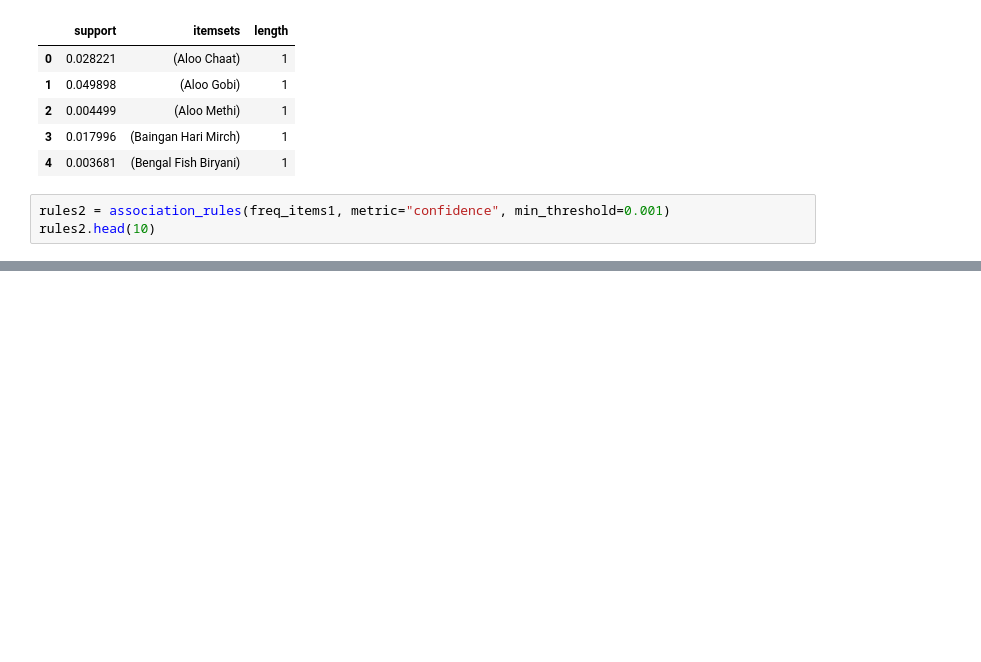
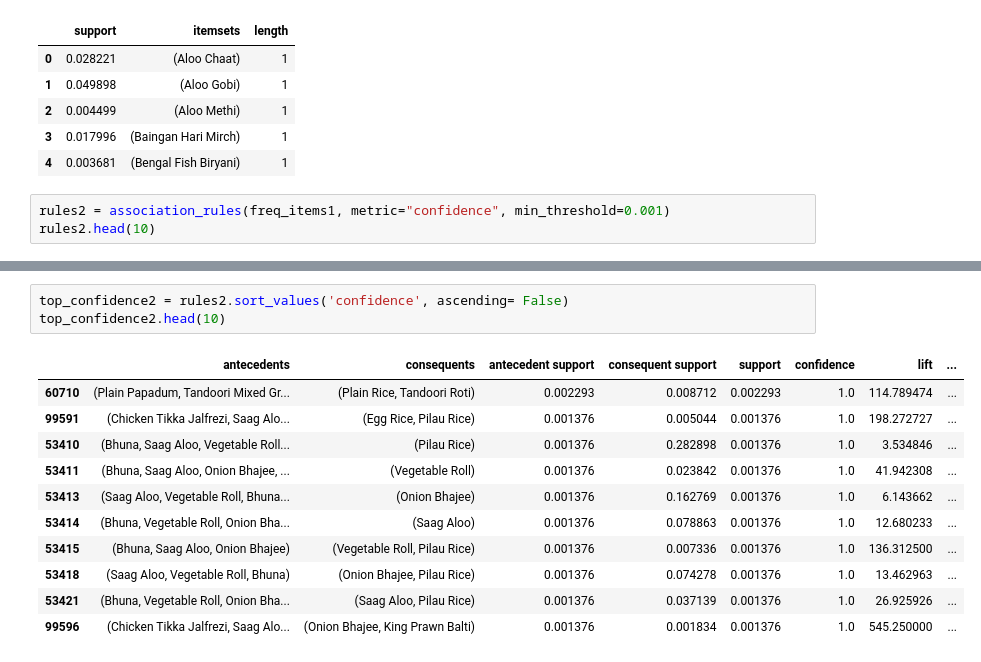
Before and after one commit to joyb05/Market-Basket-Analysis-Restaurant-Dataset, a Jupyter notebook: Market_Basket_Analysis_Restaurant_Dataset.ipynb, the cells around one changed output, grey strips where cells are left out. Drawn from its saved outputs; the diff is of its cells as text; blank space fills up the shorter version.

```diff
--- a/Market_Basket_Analysis_Restaurant_Dataset.ipynb
+++ b/Market_Basket_Analysis_Restaurant_Dataset.ipynb
@@ -683,0 +796,15 @@ top_lift2.head(10)
+# %%
+top_confidence2 = rules2.sort_values('confidence', ascending= False)
+top_confidence2.head(10)
+# %% [output]
+|  | antecedents | consequents | antecedent support | consequent support | support | confidence | lift | ... |
+| 60710 | (Plain Papadum, Tandoori Mixed Gr... | (Plain Rice, Tandoori Roti) | 0.002293 | 0.008712 | 0.002293 | 1.0 | 114.789474 | ... |
+| 99591 | (Chicken Tikka Jalfrezi, Saag Alo... | (Egg Rice, Pilau Rice) | 0.001376 | 0.005044 | 0.001376 | 1.0 | 198.272727 | ... |
+| 53410 | (Bhuna, Saag Aloo, Vegetable Roll... | (Pilau Rice) | 0.001376 | 0.282898 | 0.001376 | 1.0 | 3.534846 | ... |
+| 53411 | (Bhuna, Saag Aloo, Onion Bhajee, ... | (Vegetable Roll) | 0.001376 | 0.023842 | 0.001376 | 1.0 | 41.942308 | ... |
+| 53413 | (Saag Aloo, Vegetable Roll, Bhuna... | (Onion Bhajee) | 0.001376 | 0.162769 | 0.001376 | 1.0 | 6.143662 | ... |
+| 53414 | (Bhuna, Vegetable Roll, Onion Bha... | (Saag Aloo) | 0.001376 | 0.078863 | 0.001376 | 1.0 | 12.680233 | ... |
+| 53415 | (Bhuna, Saag Aloo, Onion Bhajee) | (Vegetable Roll, Pilau Rice) | 0.001376 | 0.007336 | 0.001376 | 1.0 | 136.312500 | ... |
+| 53418 | (Saag Aloo, Vegetable Roll, Bhuna) | (Onion Bhajee, Pilau Rice) | 0.001376 | 0.074278 | 0.001376 | 1.0 | 13.462963 | ... |
+| 53421 | (Bhuna, Vegetable Roll, Onion Bha... | (Saag Aloo, Pilau Rice) | 0.001376 | 0.037139 | 0.001376 | 1.0 | 26.925926 | ... |
+| 99596 | (Chicken Tikka Jalfrezi, Saag Alo... | (Onion Bhajee, King Prawn Balti) | 0.001376 | 0.001834 | 0.001376 | 1.0 | 545.250000 | ... |
```
Also changed, not shown: parts of 52 cells of this notebook.
